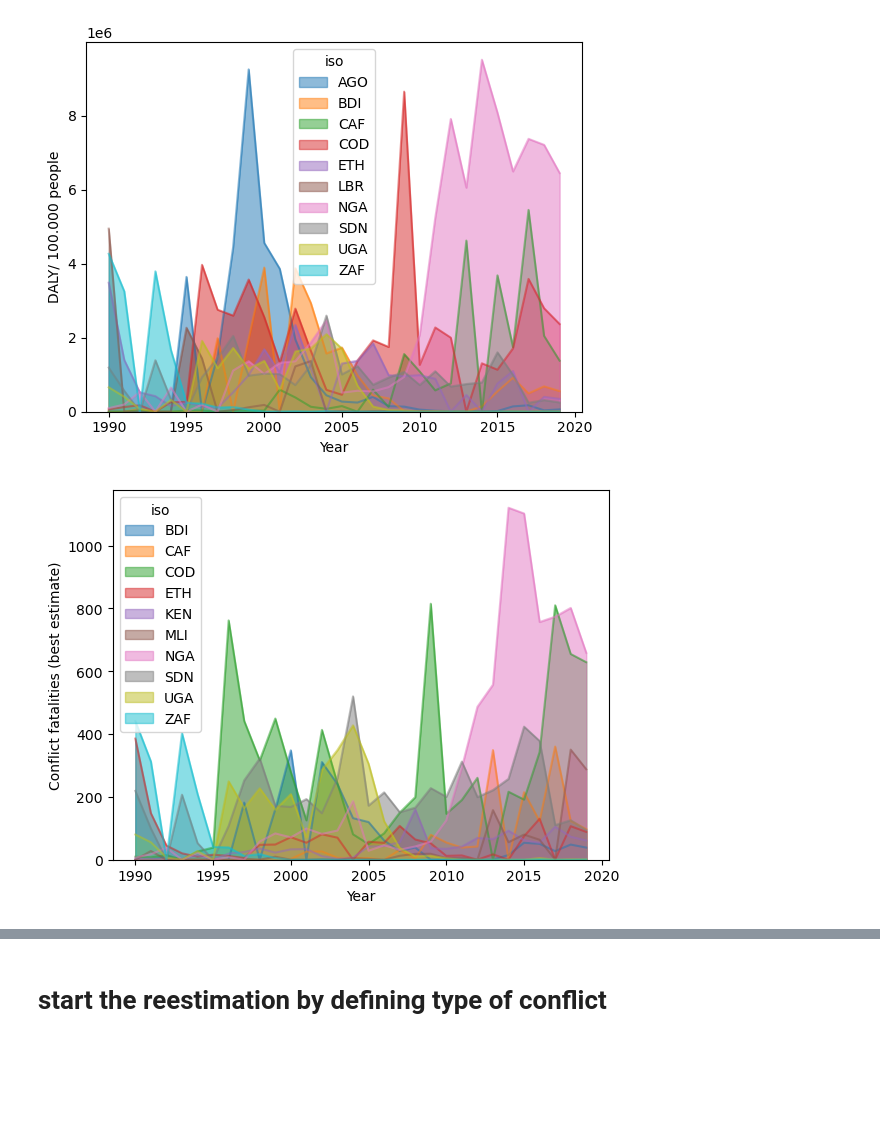
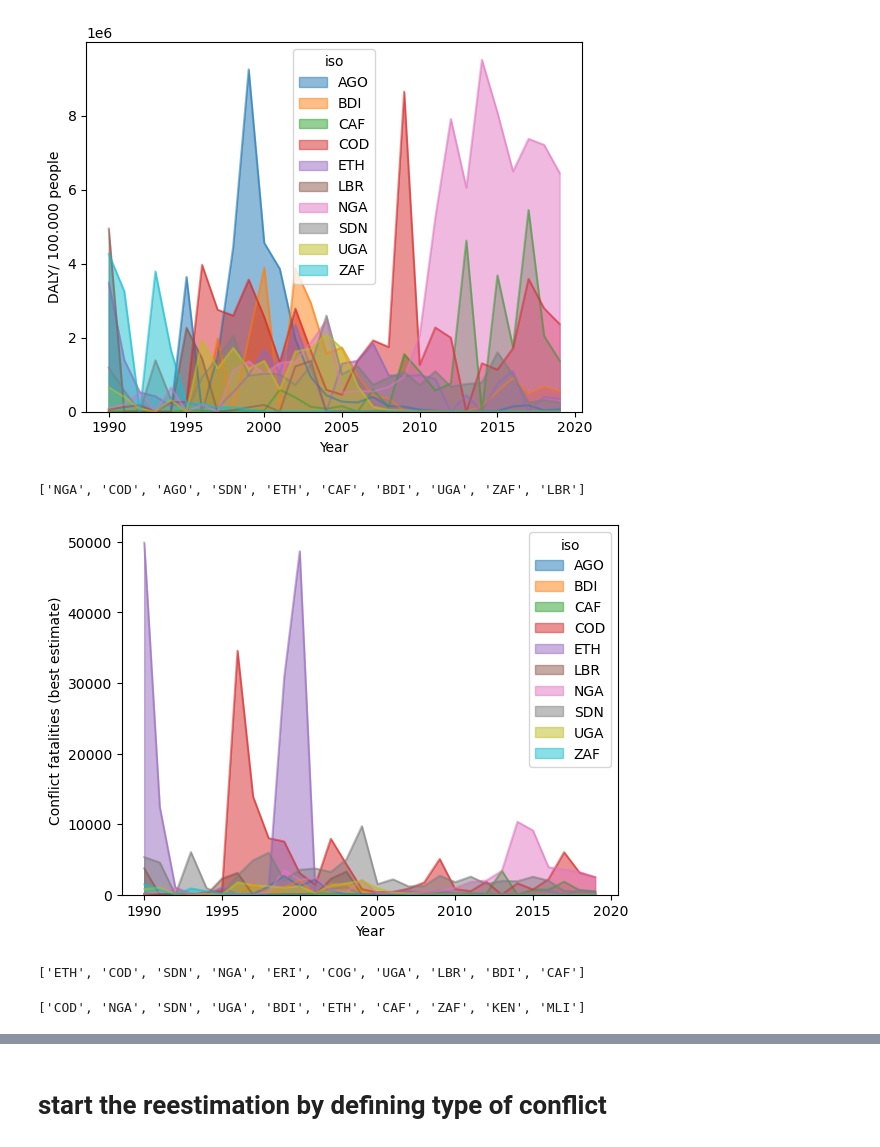
Before and after one commit to NatStrom/Thesis, a Jupyter notebook: thesis_redo/Reestimation.ipynb, the cells around one changed output, grey strips where cells are left out. Saved outputs shown, nothing was run; the diff lists cells and outputs as text; code cells hidden in the pictures; blank space fills up the shorter version.

```diff
--- a/thesis_redo/Reestimation.ipynb
+++ b/thesis_redo/Reestimation.ipynb
@@ -128,21 +128,31 @@ plt.savefig('timetrend_daly.png')
 plt.show()
 # %% [output]
 [figure]
+# %%
+top_countries
+# %% [output]
+['NGA', 'COD', 'AGO', 'SDN', 'ETH', 'CAF', 'BDI', 'UGA', 'ZAF', 'LBR']
 # %%
 #time trend of the data
-grouped = data.groupby(['iso', 'year_id']).agg({'best_log': 'sum'})
-top_countries = grouped.groupby('iso').agg({'best_log': 'sum'}).nlargest(10, 'best_log').index.tolist()
-filtered = grouped[grouped.index.get_level_values('iso').isin(top_countries)]
-
-# Pivot the data to create a column for each donor and a row for each year
-pivoted = filtered.reset_index().pivot(index='year_id', columns='iso', values='best_log')
-pivoted.plot.area(stacked=False)
+grouped2 = data.groupby(['iso', 'year_id']).agg({'best': 'sum'})
+top_countries2 = grouped2.groupby('iso').agg({'best': 'sum'}).nlargest(10, 'best').index.tolist()
+filtered2 = grouped2[grouped2.index.get_level_values('iso').isin(top_countries)]
+pivoted2 = filtered2.reset_index().pivot(index='year_id', columns='iso', values='best')
+pivoted2.plot.area(stacked=False)
 
 plt.xlabel('Year')
 plt.ylabel('Conflict fatalities (best estimate)')
 plt.savefig('timetrend_conflict.png')
 
 # Show the plot
 plt.show()
 # %% [output]
-[figure, old version]
+[figure, new version]
+# %%
+top_countries2
+# %% [output]
+['ETH', 'COD', 'SDN', 'NGA', 'ERI', 'COG', 'UGA', 'LBR', 'BDI', 'CAF']
+# %%
+top_countries3
+# %% [output]
+['COD', 'NGA', 'SDN', 'UGA', 'BDI', 'ETH', 'CAF', 'ZAF', 'KEN', 'MLI']
```
Also changed, not shown: parts of 4 cells of this notebook.
